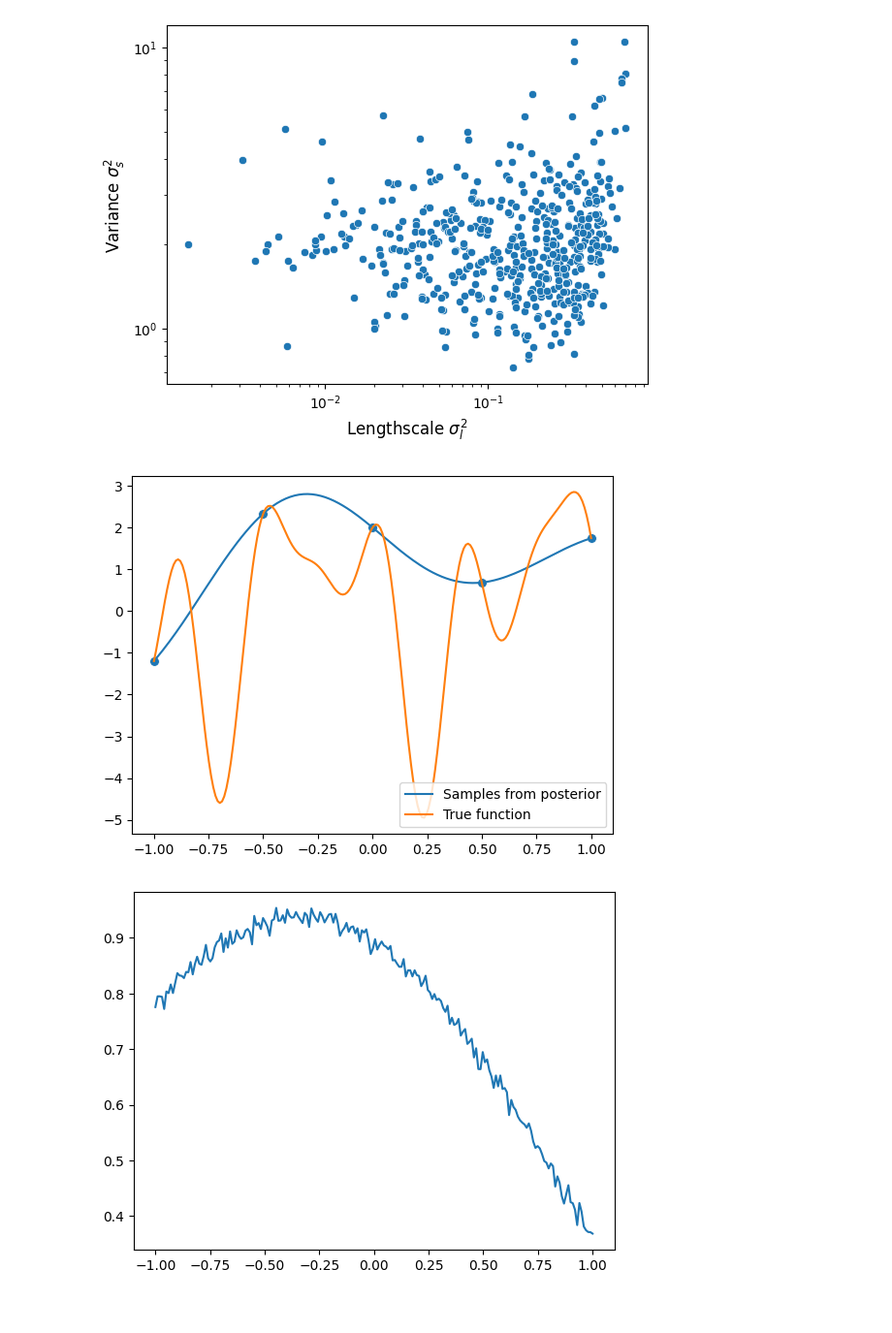
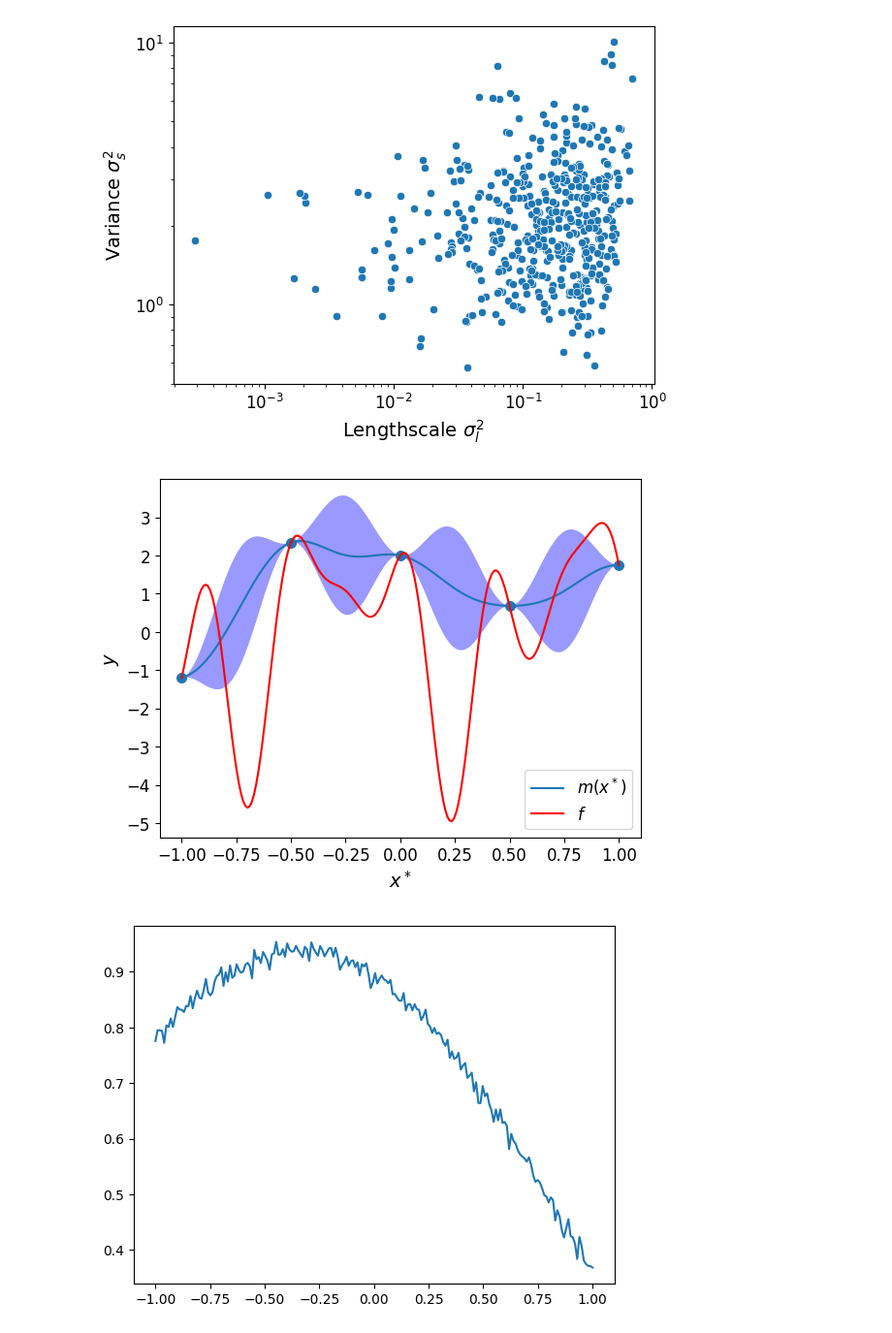
Before and after one commit to stojl/pml_exam, a Jupyter notebook: GP.ipynb, the cells around one changed output. Shown at 97% size. Saved outputs shown, nothing was run; the diff lists cells and outputs as text; code cells hidden in the pictures.

```diff
--- a/GP.ipynb
+++ b/GP.ipynb
@@ -52,25 +54,31 @@ y1 = hyperparam["kernel.variance"][0:499]
 f, ax = plt.subplots()
 ax.set(xscale="log", yscale="log")
 sns.scatterplot(x = x1, y = y1)
-ax.set_xlabel("Lengthscale $\sigma_l^2$", fontsize = 12)
-ax.set_ylabel("Variance $\sigma_s^2$", fontsize = 12)
+ax.set_xlabel("Lengthscale $\sigma_l^2$", fontsize = 14)
+ax.set_ylabel("Variance $\sigma_s^2$", fontsize = 14)
+plt.yticks(fontsize=12)
+plt.xticks(fontsize=12)
 plt.show()
 # %% [output]
-[figure, old version]
+[figure, new version]
 # %%
 with torch.no_grad():
     x_new = torch.linspace(-1, 1, 200)
     mean_new = gpmodel.forward(x_new)[0] # Returns the mean of our posterior samples
     sd_new = gpmodel.forward(x_new)[1] # Returns the standard deviation of our posteriour samples
     f, ax = plt.subplots(1)
-    sns.lineplot(x = x_new, y = mean_new, ax=ax, label = "Samples from posterior")
-    sns.scatterplot(x = X, y = y, ax=ax, s = 50)
+    sns.lineplot(x = x_new, y = mean_new, ax=ax, label = "$m(x^*)$")
+    sns.scatterplot(x = X, y = y, ax=ax, s = 75)
     ax.fill_between(x_new, mean_new+2*sd_new, mean_new-2*sd_new, facecolor='blue', alpha=0.4)
-    sns.lineplot(x = x_new, y = target_func(x_new), ax = ax, label =  "True function")
-    ax.legend(loc='lower right')
+    sns.lineplot(x = x_new, y = target_func(x_new), ax = ax, label =  "$f$", color = "red")
+    ax.legend(loc='lower right', fontsize = 12)
+    ax.set_xlabel("$x^*$", fontsize = 14)
+    ax.set_ylabel("$y$", fontsize = 14)
+    plt.yticks([-5, -4, -3, -2, -1, 0, 1, 2, 3],fontsize=12)
+    plt.xticks(fontsize=12)
     plt.show()
 # %% [output]
-[figure, old version]
+[figure, new version]
 # %%
 # plot prior
 covprior = kernel.forward(x_new) + torch.tensor(1e-4).expand(x_new.shape[0]).diag()
```
Also changed, not shown: parts of 12 cells of this notebook.
